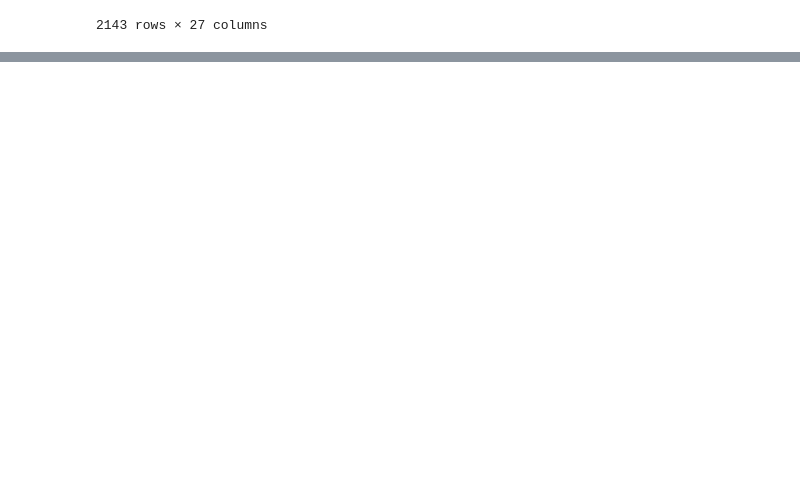
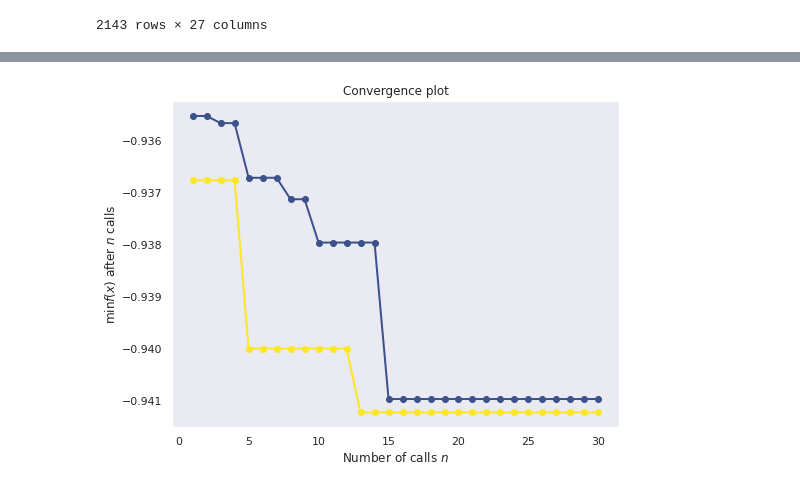
Before and after one commit to rmendesl/TCC, a Jupyter notebook: 04_CreateModelScikit_learn.ipynb, the cells around one changed output, grey strips where cells are left out. Cells and saved outputs as stored; diff of their text form; code cells hidden in the pictures; blank space fills up the shorter version.

```diff
--- a/04_CreateModelScikit_learn.ipynb
+++ b/04_CreateModelScikit_learn.ipynb
@@ -221,0 +261,6 @@ df_renovacao_trg
+# %%
+# Dividindo o conjunto de dados criado pelo método OneHotEncoder
+X_train_ohe, X_test_ohe, y_train_ohe, y_test_ohe = train_test_split(X_ohe, y_ohe, train_size = 0.7, random_state = 1234)
+
+# Dividindo o conjunto de dados criado pelo método TargetEncoder
+X_train_trg, X_test_trg, y_train_trg, y_test_trg = train_test_split(X_trg, y_trg, train_size = 0.7, random_state = 1234)
@@ -221,0 +459,2 @@ df_renovacao_trg
+# %%
+n_estimators, max_depth, min_samples_leaf, min_samples_split, bootstrap, max_features = resultado_rs_ohe.x
@@ -221,0 +474,29 @@ df_renovacao_trg
+# %%
+# Função para encontrar os melhores hiper parâmetros para esse modelo
+def tunar_modelo_trg(params):
+    n_estimators = params[0]
+    max_depth = params[1]
+    min_samples_leaf = params[2]
+    min_samples_split = params[3]
+    bootstrap = params[4]
+    max_features = params[5]
+
+    print(params, '\n')
+
+    mdl = RandomForestClassifier(n_estimators = n_estimators, max_depth = max_depth, min_samples_leaf = min_samples_leaf, min_samples_split = min_samples_split,
+                                 max_features = max_features,  bootstrap = bootstrap, random_state = 1234, n_jobs = -1)
+    mdl.fit(X_train_trg, y_train_trg)
+
+    p = mdl.predict(X_test_trg)
+    y_proba = mdl.predict_proba(X_test_trg)[:, 1]
+
+    return -roc_auc_score(y_test_trg, y_proba)
+
+space = [(70, 150),                # n_estimators
+         (90, 200),                # max_depth
+         (1, 5),                   # min_samples_leaf
+         (2, 10),                  # min_samples_split
+         (True, False),            # bootstrap
+         ('auto', 'sqrt', 'log2')] # max_features
+
+resultado_rs_trg = dummy_minimize(tunar_modelo_trg, space, random_state=3, verbose=1, n_calls=30)
@@ -221,0 +616,2 @@ df_renovacao_trg
+# %%
+resultado_gp_trg = gp_minimize(tunar_modelo_trg, space, random_state=3, verbose=1, n_calls=30, n_random_starts=10)
@@ -221,0 +699,4 @@ df_renovacao_trg
+# %%
+plot_convergence(resultado_rs_trg, resultado_gp_trg);
+# %% [output]
+[figure, added]
```
Also changed, not shown: parts of 100 cells of this notebook.
